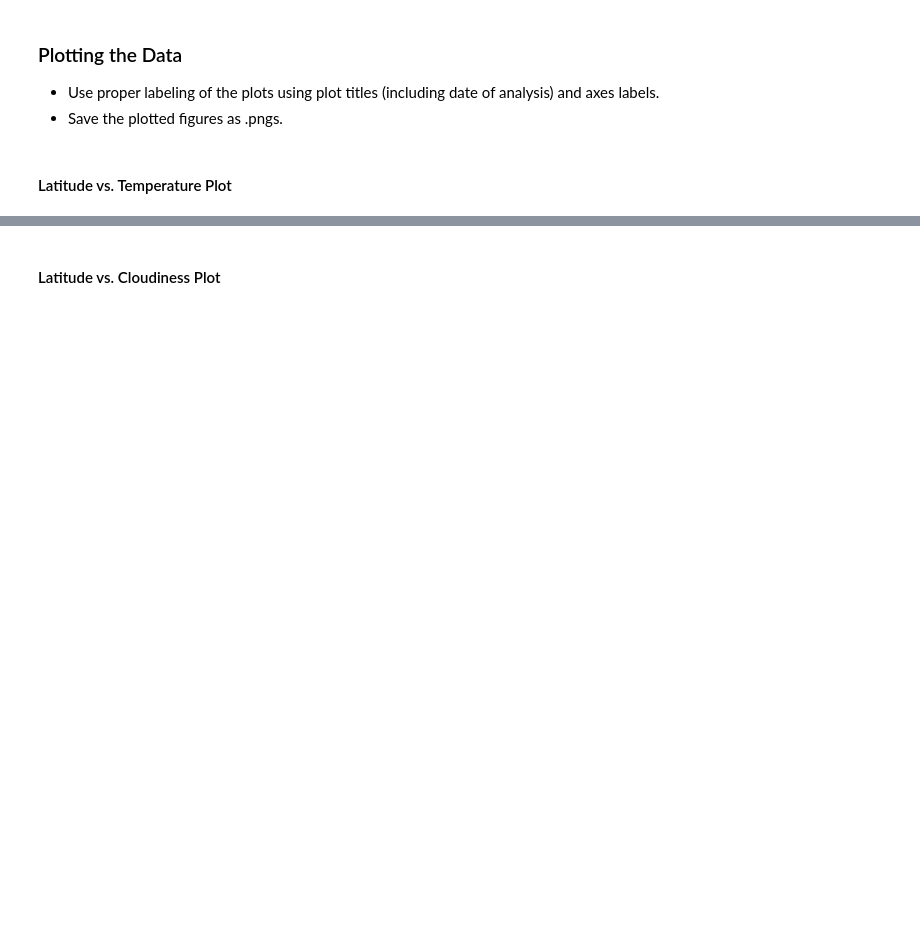
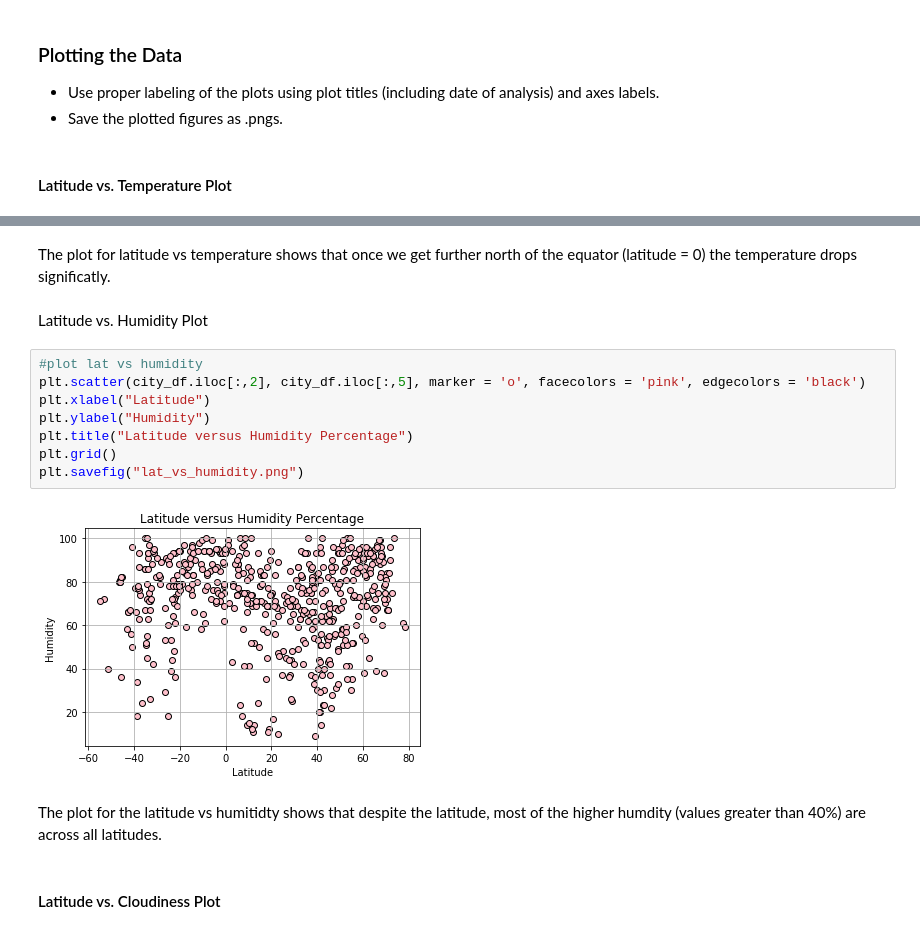
Before and after one commit to RADettmer/python-api-challenge, a Jupyter notebook: WeatherPy.ipynb, the cells around one changed output, grey strips where cells are left out. Saved outputs shown, nothing was run; the diff lists cells and outputs as text; blank space fills up the shorter version.

```diff
--- a/WeatherPy.ipynb
+++ b/WeatherPy.ipynb
@@ -261,3 +237,19 @@ plt.grid()
+# %% [markdown]
+The plot for latitude vs temperature shows that once we get further north of the equator (latitude = 0) the temperature drops significatly.
+# %% [markdown]
+Latitude vs. Humidity Plot
+# %%
+#plot lat vs humidity
+plt.scatter(city_df.iloc[:,2], city_df.iloc[:,5], marker = 'o', facecolors = 'pink', edgecolors = 'black')
+plt.xlabel("Latitude")
+plt.ylabel("Humidity")
+plt.title("Latitude versus Humidity Percentage")
+plt.grid()
+plt.savefig("lat_vs_humidity.png")
+# %% [output]
+[figure, added]
+# %% [markdown]
+The plot for the latitude vs humitidty shows that despite the latitude, most of the higher humdity (values greater than 40%) are across all latitudes.
 # %% [markdown]
 #### Latitude vs. Cloudiness Plot
 # %%
```
Also changed, not shown: parts of 38 cells of this notebook, 1 other file.
